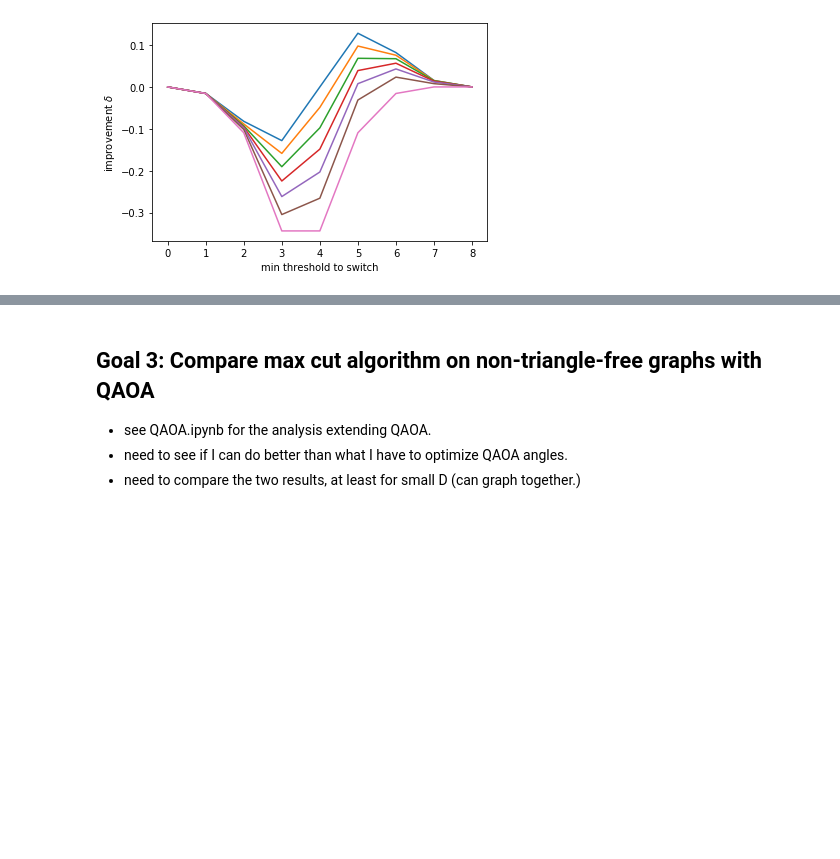
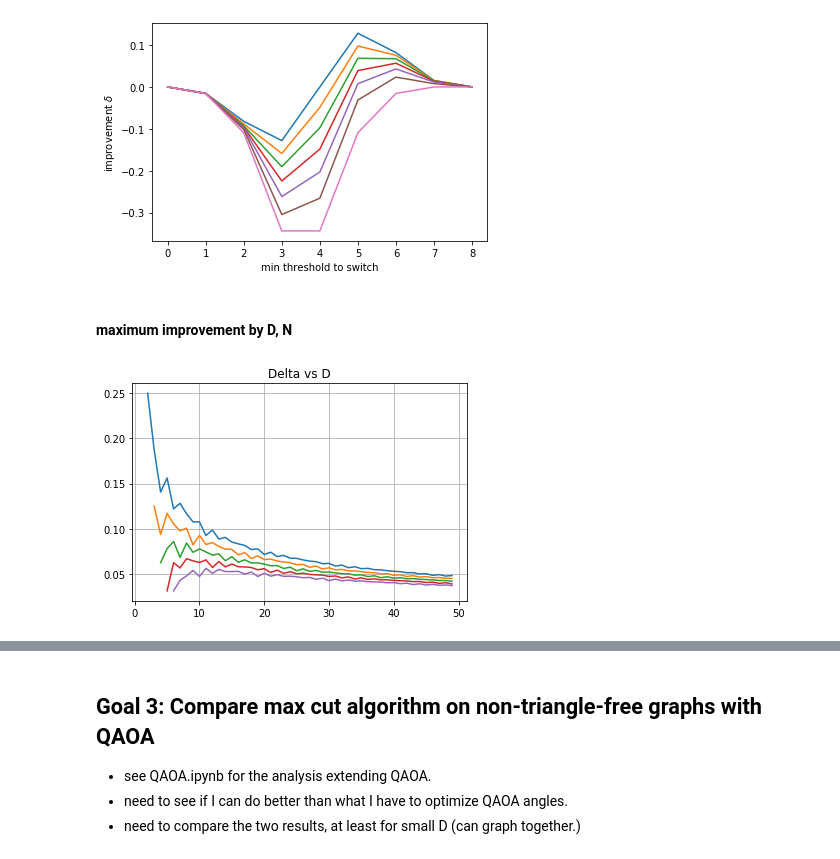
Before and after one commit to marwahaha/qaoa-local-competitors, a Jupyter notebook: hastings.ipynb, the cells around one changed output, grey strips where cells are left out. Saved outputs shown, nothing was run; the diff lists cells and outputs as text; code cells hidden in the pictures; blank space fills up the shorter version.

```diff
--- a/hastings.ipynb
+++ b/hastings.ipynb
@@ -130,7 +139,7 @@ Notice that the maximum improvement is slightly reduced when adding one triangle
 
 It is also interesting that switching at a small threshold (i.e. less than 1/2 of neighbors) will make the max cut even smaller! (Why?)
 # %%
-D=9
+D=6
 for results in [test_all_thresholds(D, calc_improvement),
                 test_all_thresholds(D, calc_improvement_one_triangle)]:
     print_max(D, results)
@@ -229,3 +237,15 @@ D = 7 T = 6 improvement = 0.04296875
 D = 7 T = 6 improvement = 0.0234375
 D = 7 T = 0 improvement = -0.0
 [figure]
+# %% [markdown]
+#### maximum improvement by D, N
+# %%
+for n in range(5):
+    ds = range(2+n, 50)
+    fn = calc_improvement_n_triangles_curried(n)
+    deltas = [max(test_all_thresholds(d, fn)) for d in ds]
+    plt.plot(ds, deltas)
+plt.title("Delta vs D")
+plt.grid(True)
+# %% [output]
+[figure, added]
```
Also changed, not shown: parts of 7 cells of this notebook, 1 other file.
